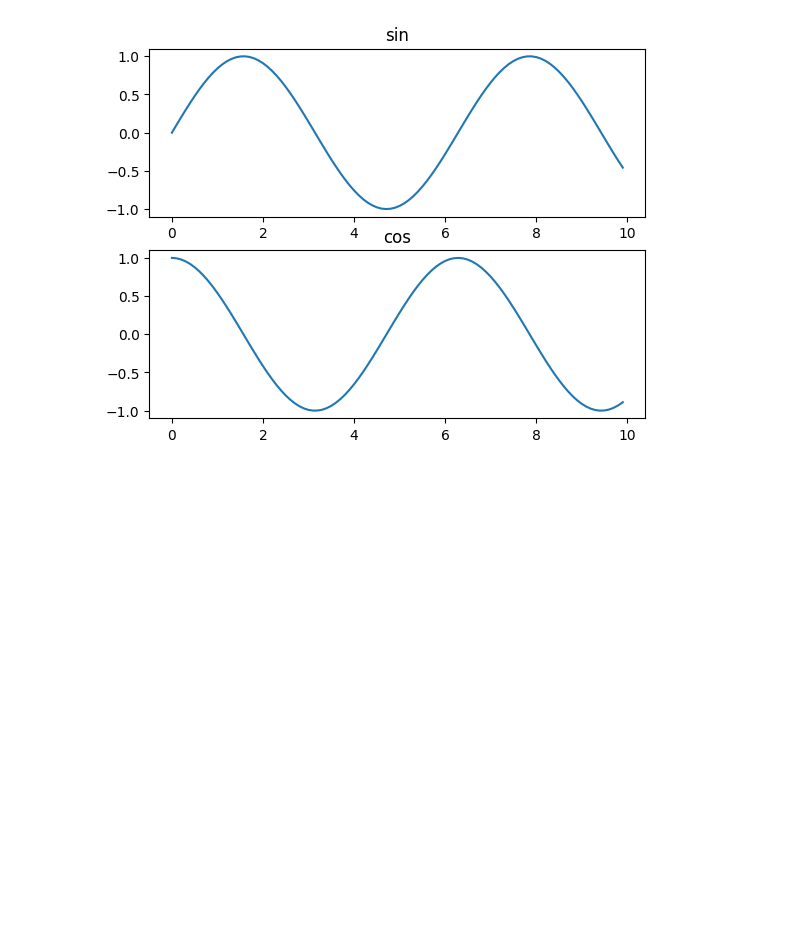
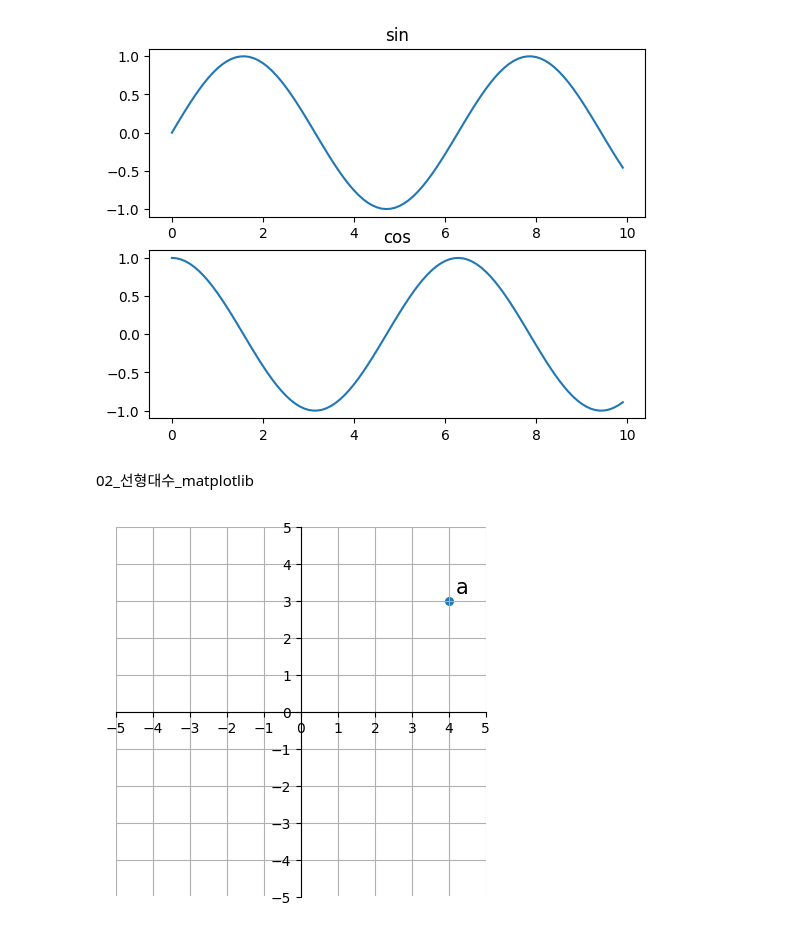
Before and after one commit to risekus/linear_algebra2, a Jupyter notebook: 실습Zero_ipynb의_사본.ipynb, the cells around one changed output. Drawn from its saved outputs; the diff is of its cells as text; code cells hidden in the pictures; blank space fills up the shorter version.

```diff
--- a/실습Zero_ipynb의_사본.ipynb
+++ b/실습Zero_ipynb의_사본.ipynb
@@ -489,3 +489,5 @@ plt.title('cos')
 plt.show()
 # %% [output]
 [figure]
+# %% [markdown]
+02_선형대수_matplotlib
@@ -491,0 +496,27 @@ plt.show()
+# %%
+import numpy as np
+import matplotlib.pyplot as plt
+
+a = np.array([4,3])
+
+fig = plt.figure()
+
+ax = fig.add_subplot(1,1,1)
+
+ax.scatter(a[0], a[1], s=30)
+
+ax.text(a[0]+0.2, a[1]+0.2, 'a',size=15 )
+
+ax.set_xticks(range(-5,6))
+ax.set_yticks(range(-5,6))
+
+ax.grid()
+ax.set_aspect('equal', adjustable='box')
+
+ax.spines['left'].set_position('zero')
+ax.spines['bottom'].set_position('zero')
+
+ax.spines['right'].set_color('none')
+ax.spines['top'].set_color('none')
+# %% [output]
+[figure, added]
```
Also changed, not shown: parts of 7 cells of this notebook.
